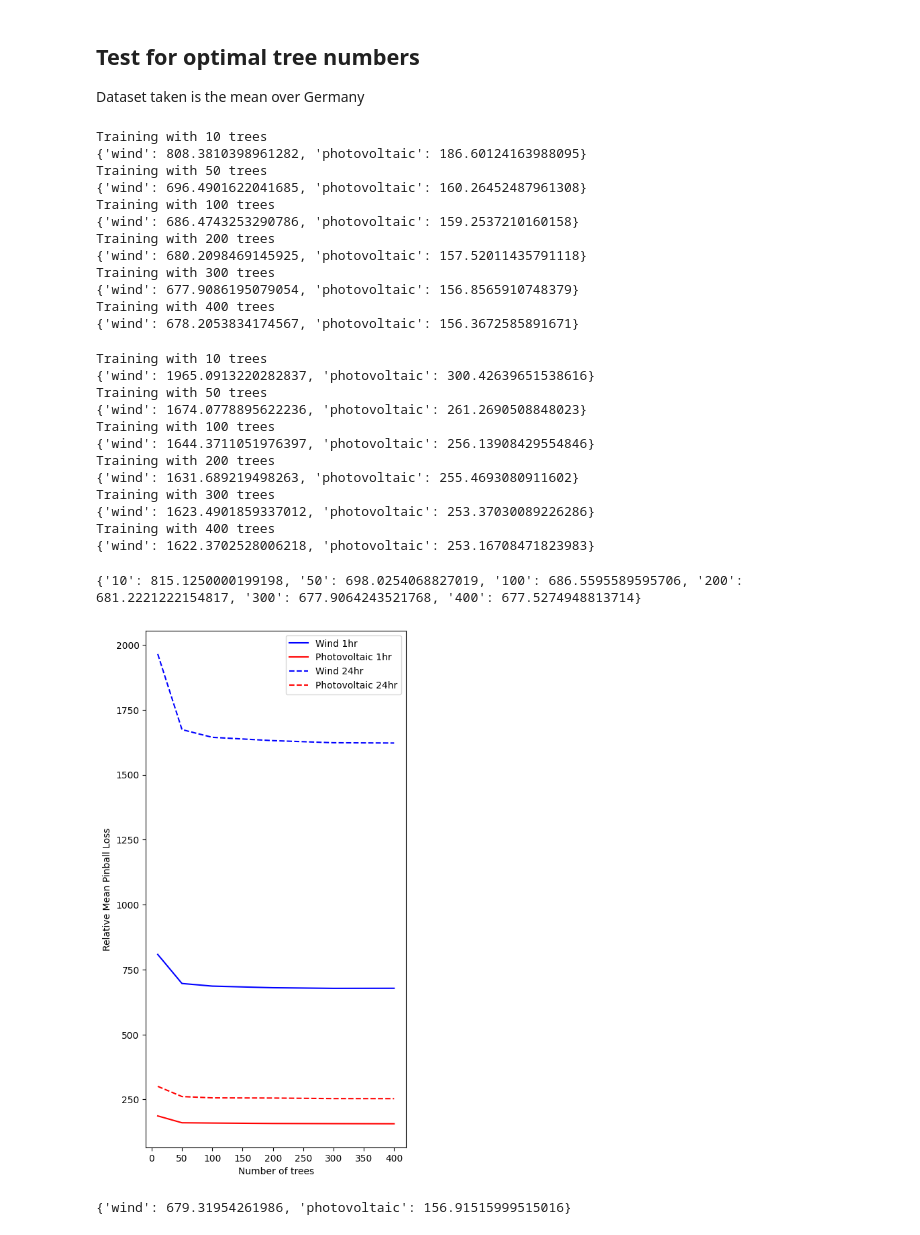
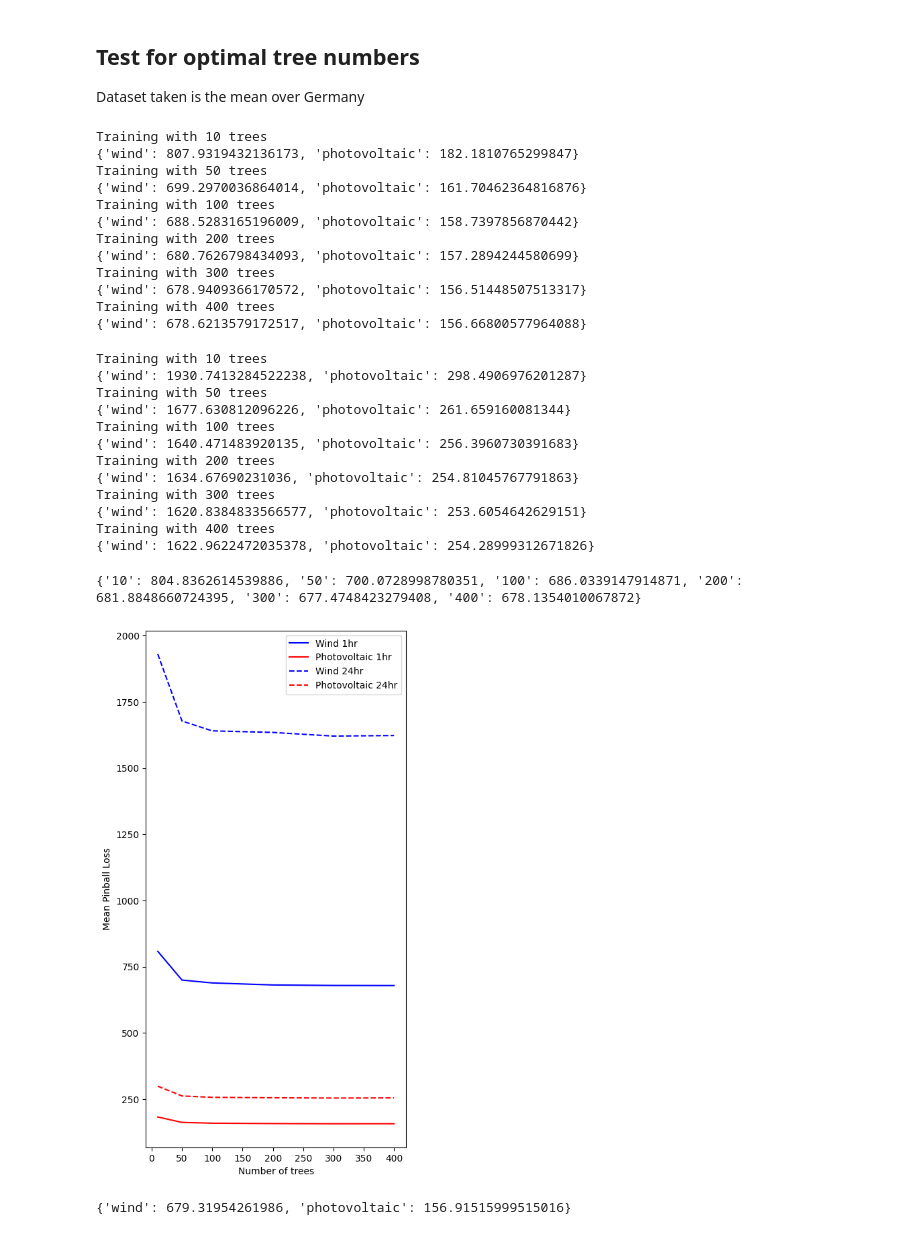
Before and after one commit to lolotta/ML-Renewable-Energy, a Jupyter notebook: train.ipynb, the cells around one changed output. Drawn from its saved outputs; the diff is of its cells as text; code cells hidden in the pictures.

Commit message:
update plot

```diff
--- a/train.ipynb
+++ b/train.ipynb
@@ -17,9 +17,11 @@ training_data_southeast = pd.read_csv('data/Training_Data_Southeast.csv', index_
 training_data_southwest = pd.read_csv('data/Training_Data_Southwest.csv', index_col=0)
 training_data_northeast = pd.read_csv('data/Training_Data_Northeast.csv', index_col=0)
 
+print(training_data)
+
 # add column Total Wind [MW] which is sum of wind onshore and wind offshore
-training_data['Total Wind [MW]'] = training_data['Wind Onshore [MW]'] + training_data['Total Wind [MW]']
-testing_data['Total Wind [MW]'] = testing_data['Wind Onshore [MW]'] + testing_data['Total Wind [MW]']
+training_data['Total Wind [MW]'] = training_data['Wind Onshore [MW]'] + training_data['Wind Offshore [MW] ']
+testing_data['Total Wind [MW]'] = testing_data['Wind Onshore [MW]'] + testing_data['Wind Offshore [MW] ']
 
 training_data_northwest['Total Wind [MW]'] = training_data_northwest['Wind Onshore [MW]'] + training_data_northwest['Wind Offshore [MW] ']
 testing_data_northwest['Total Wind [MW]'] = testing_data_northwest['Wind Onshore [MW]'] + testing_data_northwest['Wind Offshore [MW] ']
@@ -153,17 +155,17 @@ for n_trees in n_trees_list:
     results_n_trees[str(n_trees)], prediction_results_n_trees[str(n_trees)], training_scores_n_trees[str(n_trees)], _ = train_and_predict(combinations, quantiles, n_trees)
 # %% [output]
 Training with 10 trees
-{'wind': 808.3810398961282, 'photovoltaic': 186.60124163988095}
+{'wind': 807.9319432136173, 'photovoltaic': 182.1810765299847}
 Training with 50 trees
-{'wind': 696.4901622041685, 'photovoltaic': 160.26452487961308}
+{'wind': 699.2970036864014, 'photovoltaic': 161.70462364816876}
 Training with 100 trees
-{'wind': 686.4743253290786, 'photovoltaic': 159.2537210160158}
+{'wind': 688.5283165196009, 'photovoltaic': 158.7397856870442}
 Training with 200 trees
-{'wind': 680.2098469145925, 'photovoltaic': 157.52011435791118}
+{'wind': 680.7626798434093, 'photovoltaic': 157.2894244580699}
 Training with 300 trees
-{'wind': 677.9086195079054, 'photovoltaic': 156.8565910748379}
+{'wind': 678.9409366170572, 'photovoltaic': 156.51448507513317}
 Training with 400 trees
-{'wind': 678.2053834174567, 'photovoltaic': 156.3672585891671}
+{'wind': 678.6213579172517, 'photovoltaic': 156.66800577964088}
 # %%
 
 training_data_one_day = training_data.copy()
@@ -189,17 +191,17 @@ for n_trees in n_trees_list:
     results_n_trees[str(n_trees)+'_24hr'], prediction_results_n_trees[str(n_trees)+'_24hr'], training_scores_n_trees[str(n_trees)+'_24hr'], _ = train_and_predict(combinations, quantiles, n_trees)
 # %% [output]
 Training with 10 trees
-{'wind': 1965.0913220282837, 'photovoltaic': 300.42639651538616}
+{'wind': 1930.7413284522238, 'photovoltaic': 298.4906976201287}
 Training with 50 trees
-{'wind': 1674.0778895622236, 'photovoltaic': 261.2690508848023}
+{'wind': 1677.630812096226, 'photovoltaic': 261.659160081344}
 Training with 100 trees
-{'wind': 1644.3711051976397, 'photovoltaic': 256.13908429554846}
+{'wind': 1640.471483920135, 'photovoltaic': 256.3960730391683}
 Training with 200 trees
-{'wind': 1631.689219498263, 'photovoltaic': 255.4693080911602}
+{'wind': 1634.67690231036, 'photovoltaic': 254.81045767791863}
 Training with 300 trees
-{'wind': 1623.4901859337012, 'photovoltaic': 253.37030089226286}
+{'wind': 1620.8384833566577, 'photovoltaic': 253.6054642629151}
 Training with 400 trees
-{'wind': 1622.3702528006218, 'photovoltaic': 253.16708471823983}
+{'wind': 1622.9622472035378, 'photovoltaic': 254.28999312671826}
 # %%
 # plot losses for different n_trees
 
@@ -214,36 +216,36 @@ photovoltaic_losses_24hr = [results_n_trees[str(n_trees)+'_24hr']['photovoltaic'
 
 plt.figure(figsize=(5, 10))
 plt.plot(n_trees_list, wind_losses, label='Wind 1hr', color='blue')
 plt.plot(n_trees_list, photovoltaic_losses, label='Photovoltaic 1hr', color='red')#
 plt.plot(n_trees_list, wind_losses_24hr, label='Wind 24hr', color='blue', linestyle='dashed')
 plt.plot(n_trees_list, photovoltaic_losses_24hr, label='Photovoltaic 24hr', color='red', linestyle='dashed')
 plt.xlabel('Number of trees')
-plt.ylabel('Relative Mean Pinball Loss')
+plt.ylabel('Mean Pinball Loss')
 plt.legend()
 
 # save results
 results_df = pd.DataFrame(results_n_trees)
 results_df.to_csv('results/results_n_trees.csv')
 # save plot
 
 plt.savefig('results/n_trees_mean_pinball_loss.png')
 
 mean_loss_trees = {}
 # print means of the losses per ntree
 for tree in range(6):
     tree = n_trees_list[tree]
     results = []
     results.append(results_n_trees[str(tree)]['wind'])
     results.append(results_n_trees[str(tree)]['photovoltaic'])
     results.append(results_n_trees[str(tree)+'_24hr']['wind'])
     results.append(results_n_trees[str(tree)+'_24hr']['photovoltaic'])
 
     mean_loss_trees[str(tree)] = np.mean(results)
 
 print(mean_loss_trees)
 # %% [output]
-{'10': 815.1250000199198, '50': 698.0254068827019, '100': 686.5595589595706, '200': 681.2221222154817, '300': 677.9064243521768, '400': 677.5274948813714}
+{'10': 804.8362614539886, '50': 700.0728998780351, '100': 686.0339147914871, '200': 681.8848660724395, '300': 677.4748423279408, '400': 678.1354010067872}
-[figure, old version]
+[figure, new version]
 # %%
 # predict one hour in the future
 #take training data and shift targets by one hour
```
Also changed, not shown: parts of 1 cell of this notebook, 2 other files.
